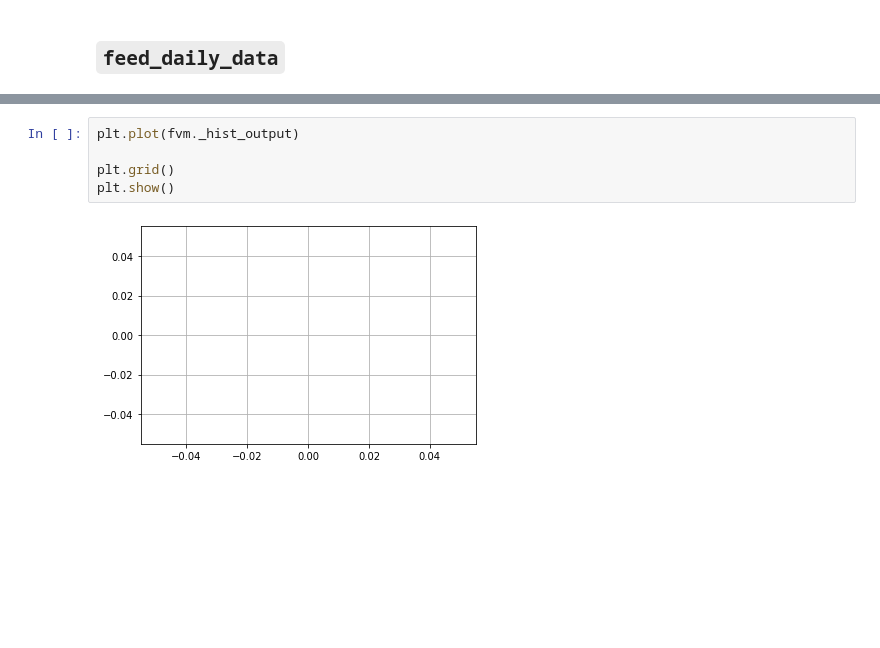
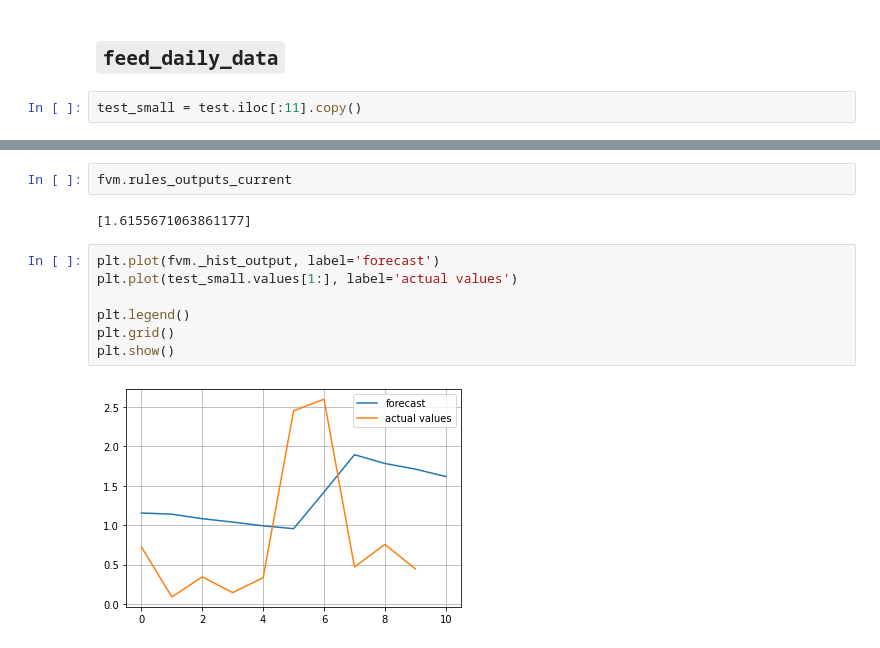
Before and after one commit to Northern125/fuzzy-volatility-modeling, a Jupyter notebook: testing_model.ipynb, the cells around one changed output, grey strips where cells are left out. Saved outputs shown, nothing was run; the diff lists cells and outputs as text; blank space fills up the shorter version.

```diff
--- a/testing_model.ipynb
+++ b/testing_model.ipynb
@@ -276,5 +290,7 @@ fvm.current_output
 # %% [markdown]
 ## `feed_daily_data`
+# %%
+test_small = test.iloc[:11].copy()
 # %%
 %%time
 
@@ -284,7 +560,13 @@ TypeError: forecast() takes 1 positional argument but 2 were given
+# %%
+fvm.rules_outputs_current
+# %% [output]
+[1.6155671063861177]
 # %%
-plt.plot(fvm._hist_output)
+plt.plot(fvm._hist_output, label='forecast')
+plt.plot(test_small.values[1:], label='actual values')
 
+plt.legend()
 plt.grid()
 plt.show()
 # %% [output]
-[figure, old version]
+[figure, new version]
```
Also changed, not shown: parts of 26 cells of this notebook.
